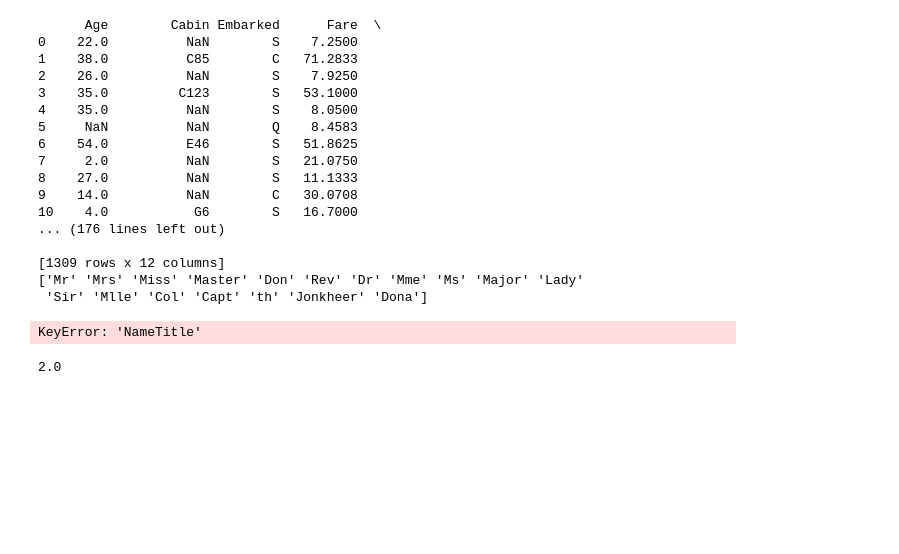
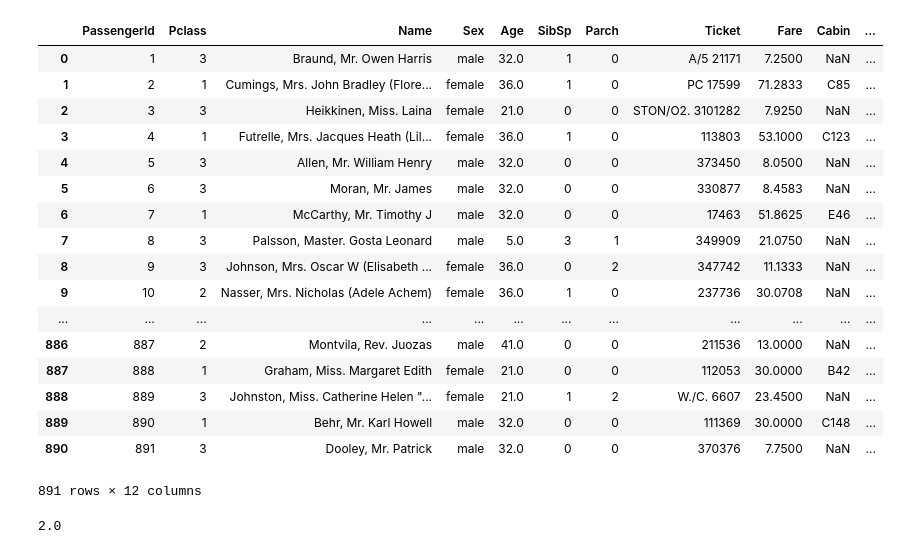
Before and after one commit to ezirmusitua/kaggle-competitions, a Jupyter notebook: titanic/notebook/code.ipynb, the cells around one changed output. Drawn from its saved outputs; the diff is of its cells as text; code cells hidden in the pictures; blank space fills up the shorter version.

Commit message:
Fix: method use to fix missing age

```diff
--- a/titanic/notebook/code.ipynb
+++ b/titanic/notebook/code.ipynb
@@ -14,7 +14,11 @@ from xgboost.sklearn import XGBClassifier
 # %%
 data_train = pd.read_csv('../input/train.csv')
 data_test = pd.read_csv('../input/test.csv')
-print(data_train.shape, data_test.shape)
-pd.merge(data_test, data_train)
+target = data_train.Survived
+
+data_train.drop(['Survived'], axis=1, inplace=True)
+print(data_train.describe())
+print(data_test.describe())
 data_all = pd.concat([data_train, data_test])
+print(data_all.Name.describe())
 # %% [output]
@@ -22,35 +42,42 @@ data_all = pd.concat([data_train, data_test])
-# %%
-
-def construct_name_title_age_map(data):
-    _data = pd.DataFrame.copy(data)
-    print(data)
-    _data.NameTitle = data.Name.apply(lambda name: re.findall(r'.+, (\w+). .+', name)[0])
-    print(_data.NameTitle.unique())
-    for title in _data.NameTile.unqiue():
-
-    group = _data.groupby('NameTitle')
-#     print(group.get_group('Mr').index)
-#     age =
-construct_name_title_age_map(data_all)
-# %% [output]
-      Age        Cabin Embarked      Fare  \
-0    22.0          NaN        S    7.2500
-1    38.0          C85        C   71.2833
-2    26.0          NaN        S    7.9250
-3    35.0         C123        S   53.1000
-4    35.0          NaN        S    8.0500
-5     NaN          NaN        Q    8.4583
-6    54.0          E46        S   51.8625
-7     2.0          NaN        S   21.0750
-8    27.0          NaN        S   11.1333
-9    14.0          NaN        C   30.0708
-10    4.0           G6        S   16.7000
-... (176 lines left out)
-
-[1309 rows x 12 columns]
-['Mr' 'Mrs' 'Miss' 'Master' 'Don' 'Rev' 'Dr' 'Mme' 'Ms' 'Major' 'Lady'
- 'Sir' 'Mlle' 'Col' 'Capt' 'th' 'Jonkheer' 'Dona']
-KeyError: 'NameTitle'
+# %%
+
+def construct_name_title_age_map(data):
+    _data = pd.DataFrame.copy(data)
+    _data['NameTitle'] = _data.Name.apply(lambda name: re.findall(r'.+, (\w+). .+', name)[0])
+    titles = _data.NameTitle.unique()
+    title_group = _data.groupby('NameTitle')
+    return {title: title_group.get_group(title).Age.mean().astype(int) for title in titles}
+
+def fix_age_using_name_title(data, title_age_map):
+    _data = pd.DataFrame.copy(data)
+    _data['NameTitle'] = _data.Name.apply(lambda name: re.findall(r'.+, (\w+). .+', name)[0])
+    for title, mage in title_age_map.items():
+        _data.loc[(_data.Age.isna().any()) & (_data.NameTitle == title), 'Age'] = mage
+    return _data
+
+
+name_title_age_map = construct_name_title_age_map(data_all)
+# Following use to fix data's missing Age with mean age of the same title
+fix_age_using_name_title(data_train, name_title_age_map)
+# %% [output]
+|  | PassengerId | Pclass | Name | Sex | Age | SibSp | Parch | Ticket | Fare | Cabin | ... |
+| 0 | 1 | 3 | Braund, Mr. Owen Harris | male | 32.0 | 1 | 0 | A/5 21171 | 7.2500 | NaN | ... |
+| 1 | 2 | 1 | Cumings, Mrs. John Bradley (Flore... | female | 36.0 | 1 | 0 | PC 17599 | 71.2833 | C85 | ... |
+| 2 | 3 | 3 | Heikkinen, Miss. Laina | female | 21.0 | 0 | 0 | STON/O2. 3101282 | 7.9250 | NaN | ... |
+| 3 | 4 | 1 | Futrelle, Mrs. Jacques Heath (Lil... | female | 36.0 | 1 | 0 | 113803 | 53.1000 | C123 | ... |
+| 4 | 5 | 3 | Allen, Mr. William Henry | male | 32.0 | 0 | 0 | 373450 | 8.0500 | NaN | ... |
+| 5 | 6 | 3 | Moran, Mr. James | male | 32.0 | 0 | 0 | 330877 | 8.4583 | NaN | ... |
+| 6 | 7 | 1 | McCarthy, Mr. Timothy J | male | 32.0 | 0 | 0 | 17463 | 51.8625 | E46 | ... |
+| 7 | 8 | 3 | Palsson, Master. Gosta Leonard | male | 5.0 | 3 | 1 | 349909 | 21.0750 | NaN | ... |
+| 8 | 9 | 3 | Johnson, Mrs. Oscar W (Elisabeth ... | female | 36.0 | 0 | 2 | 347742 | 11.1333 | NaN | ... |
+| 9 | 10 | 2 | Nasser, Mrs. Nicholas (Adele Achem) | female | 36.0 | 1 | 0 | 237736 | 30.0708 | NaN | ... |
+| ... | ... | ... | ... | ... | ... | ... | ... | ... | ... | ... | ... |
+| 886 | 887 | 2 | Montvila, Rev. Juozas | male | 41.0 | 0 | 0 | 211536 | 13.0000 | NaN | ... |
+| 887 | 888 | 1 | Graham, Miss. Margaret Edith | female | 21.0 | 0 | 0 | 112053 | 30.0000 | B42 | ... |
+| 888 | 889 | 3 | Johnston, Miss. Catherine Helen "... | female | 21.0 | 1 | 2 | W./C. 6607 | 23.4500 | NaN | ... |
+| 889 | 890 | 1 | Behr, Mr. Karl Howell | male | 32.0 | 0 | 0 | 111369 | 30.0000 | C148 | ... |
+| 890 | 891 | 3 | Dooley, Mr. Patrick | male | 32.0 | 0 | 0 | 370376 | 7.7500 | NaN | ... |
+891 rows × 12 columns
 # %%
 def convert_sex(sex_column):
     """
```
Also changed, not shown: parts of 2 cells of this notebook.
